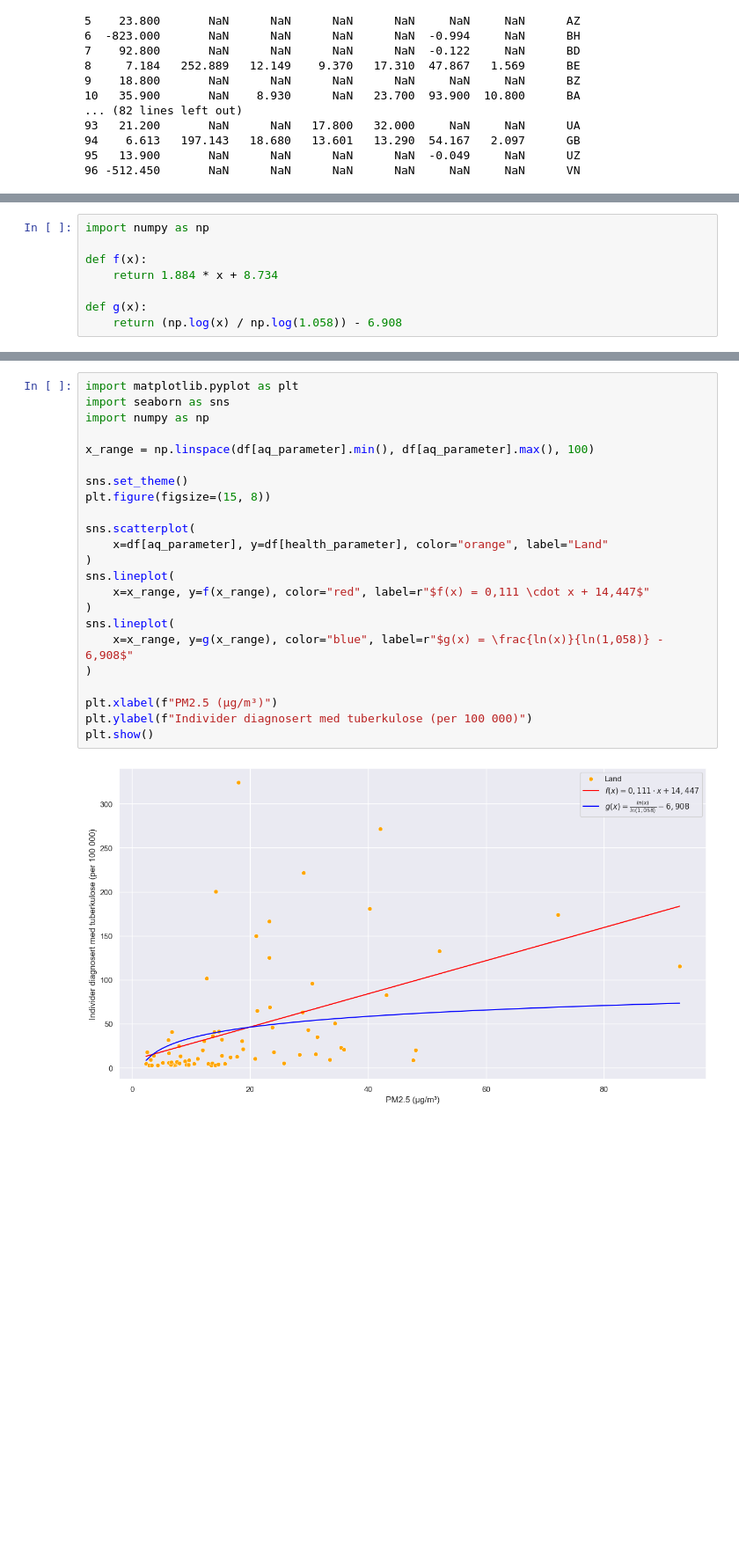
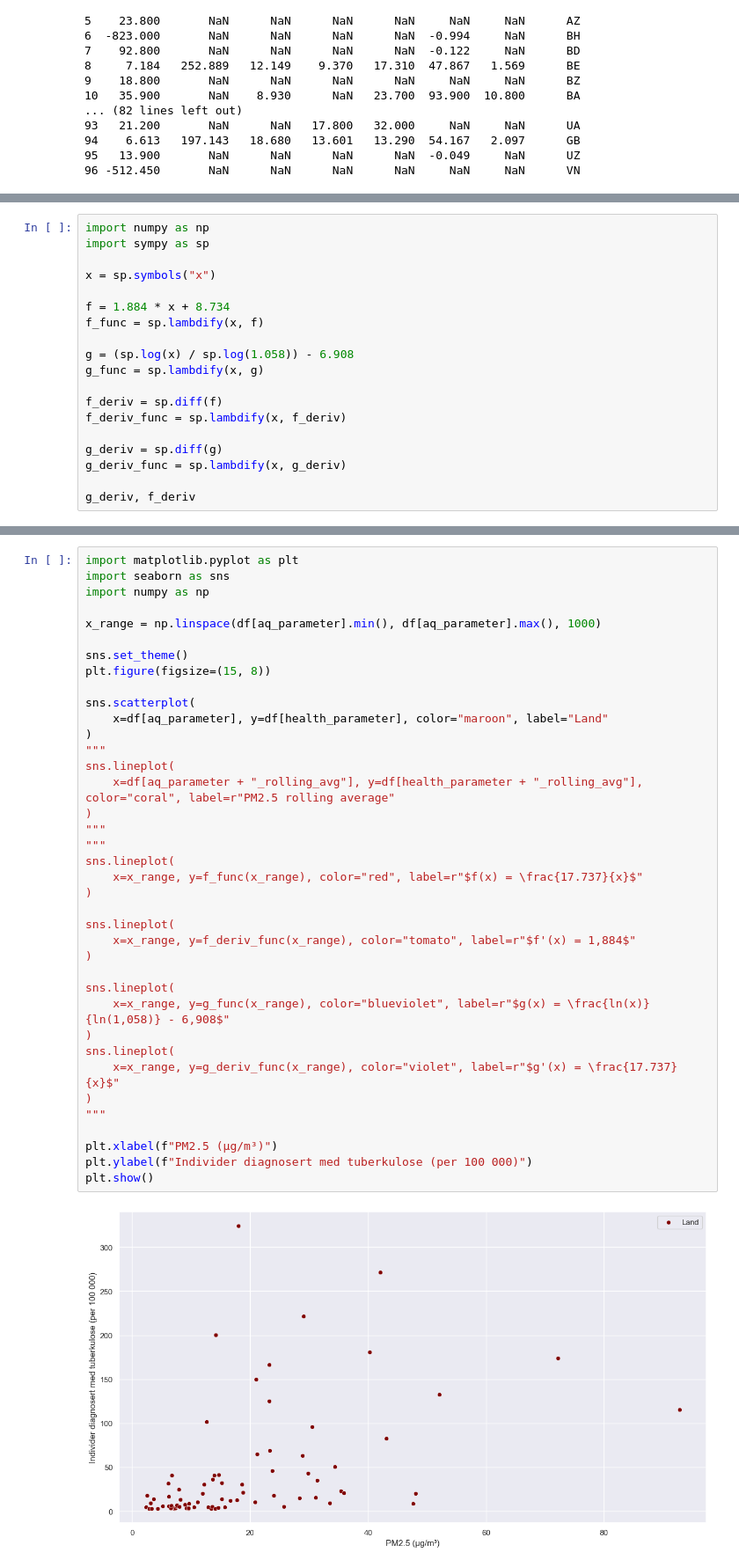
Before and after one commit to Chrispoo3680/air-quiality-vs-illness, a Jupyter notebook: notebooks/data_analysis.ipynb, the cells around one changed output, grey strips where cells are left out. Shown: that part at 88% size. Drawn from its saved outputs; the diff is of its cells as text; blank space fills up the shorter version.

```diff
--- a/notebooks/data_analysis.ipynb
+++ b/notebooks/data_analysis.ipynb
@@ -70,8 +79,19 @@ df
 # %%
 import numpy as np
+import sympy as sp
 
-def f(x):
-    return 1.884 * x + 8.734
+x = sp.symbols("x")
 
-def g(x):
-    return (np.log(x) / np.log(1.058)) - 6.908
+f = 1.884 * x + 8.734
+f_func = sp.lambdify(x, f)
+
+g = (sp.log(x) / sp.log(1.058)) - 6.908
+g_func = sp.lambdify(x, g)
+
+f_deriv = sp.diff(f)
+f_deriv_func = sp.lambdify(x, f_deriv)
+
+g_deriv = sp.diff(g)
+g_deriv_func = sp.lambdify(x, g_deriv)
+
+g_deriv, f_deriv
@@ -78,25 +100,40 @@ def g(x):
 # %%
 import matplotlib.pyplot as plt
 import seaborn as sns
 import numpy as np
 
-x_range = np.linspace(df[aq_parameter].min(), df[aq_parameter].max(), 100)
+x_range = np.linspace(df[aq_parameter].min(), df[aq_parameter].max(), 1000)
 
 sns.set_theme()
 plt.figure(figsize=(15, 8))
 
 sns.scatterplot(
-    x=df[aq_parameter], y=df[health_parameter], color="orange", label="Land"
+    x=df[aq_parameter], y=df[health_parameter], color="maroon", label="Land"
+)
+"""
+sns.lineplot(
+    x=df[aq_parameter + "_rolling_avg"], y=df[health_parameter + "_rolling_avg"], color="coral", label=r"PM2.5 rolling average"
+)
+"""
+"""
+sns.lineplot(
+    x=x_range, y=f_func(x_range), color="red", label=r"$f(x) = \frac{17.737}{x}$"
+)
+
+sns.lineplot(
+    x=x_range, y=f_deriv_func(x_range), color="tomato", label=r"$f'(x) = 1,884$"
+)
+
+sns.lineplot(
+    x=x_range, y=g_func(x_range), color="blueviolet", label=r"$g(x) = \frac{ln(x)}{ln(1,058)} - 6,908$"
 )
 sns.lineplot(
-    x=x_range, y=f(x_range), color="red", label=r"$f(x) = 0,111 \cdot x + 14,447$"
+    x=x_range, y=g_deriv_func(x_range), color="violet", label=r"$g'(x) = \frac{17.737}{x}$"
 )
-sns.lineplot(
-    x=x_range, y=g(x_range), color="blue", label=r"$g(x) = \frac{ln(x)}{ln(1,058)} - 6,908$"
-)
+"""
 
 plt.xlabel(f"PM2.5 (µg/m³)")
 plt.ylabel(f"Individer diagnosert med tuberkulose (per 100 000)")
 plt.show()
 # %% [output]
-[figure, old version]
+[figure, new version]
```
Also changed, not shown: parts of 3 cells of this notebook, 2 other files.
